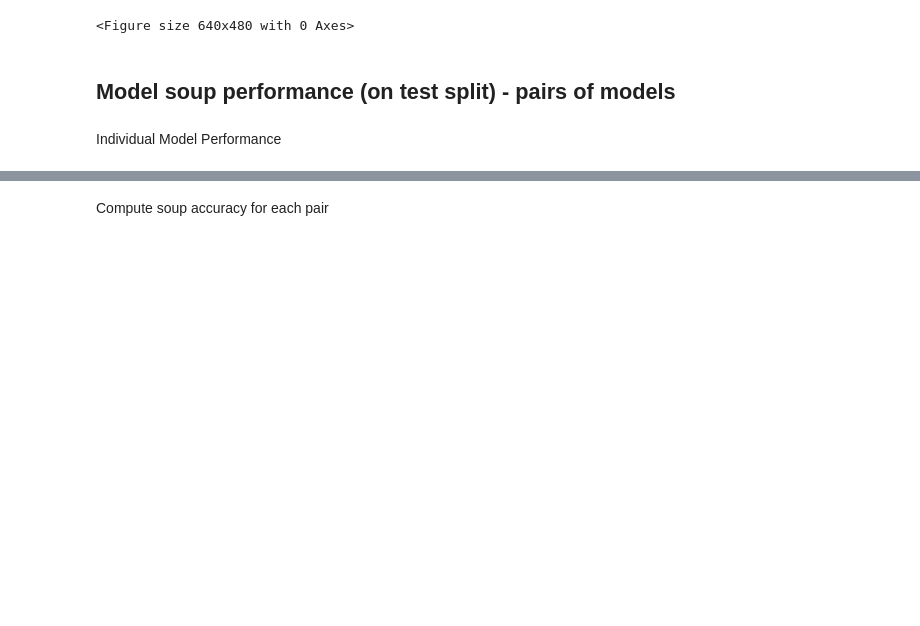
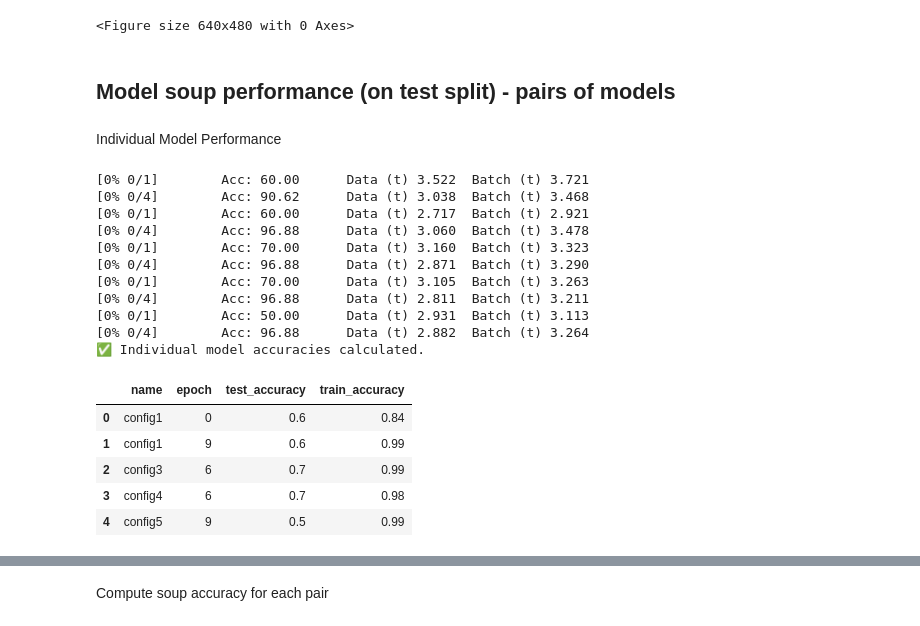
Before and after one commit to nbzy1995/research-model-merge, a Jupyter notebook: playground/merge_soup-clip-tinyImageNet/analyze-soup_distance.ipynb, the cells around one changed output, grey strips where cells are left out. Drawn from its saved outputs; the diff is of its cells as text; code cells hidden in the pictures; blank space fills up the shorter version.

Commit message:
update clip analyze

```diff
--- a/playground/merge_soup-clip-tinyImageNet/analyze-soup_distance.ipynb
+++ b/playground/merge_soup-clip-tinyImageNet/analyze-soup_distance.ipynb
@@ -2,16 +2,3 @@
 This notebook perform some analysis on several CLIP models fine-tuned on TinyImageNet.
 # %% [markdown]
 ## Setup Environment
-# %%
-LOCAL = True
-
-# if run locally:
-if LOCAL:
-    ROOT_DIR = "/Users/Yang/Desktop/research-model-merge/playground/merge_soup-clip-tinyImageNet"
-    DATA_DIR = f"{ROOT_DIR}/dataset"
-    CODE_DIR = f"{ROOT_DIR}/src"
-# on Colab
-else:
-    ROOT_DIR = "/content"
-    DATA_DIR = "/content"
-    CODE_DIR = "./clip_TinyImageNet"
@@ -30,0 +5,14 @@ If use Colab, you need to save output results to google drive.
+# %%
+LOCAL = True
+
+if LOCAL:
+    ROOT_DIR = "/Users/Yang/Desktop/research-model-merge/playground/merge_soup-clip-tinyImageNet"
+    DATA_DIR = "/Users/Yang/Desktop/research-model-merge/datasets"
+    PROJECT_ROOT = "/Users/Yang/Desktop/research-model-merge"
+    DRIVE_DIR = ROOT_DIR  # Save results locally in the same directory
+else:
+    # on Colab
+    ROOT_DIR = "/content/research-model-merge/playground/merge_soup-clip-tinyImageNet"
+    DATA_DIR = "/content/research-model-merge/datasets"
+    PROJECT_ROOT = "/content/research-model-merge"
+    DRIVE_DIR = "/content/drive/MyDrive/research-model_merge-shared/merge_soup-clip-tinyImageNet"
@@ -301,26 +327,46 @@ Individual Model Performance
 # %%
 # Evaluate each individual model at each epoch on both train and test splits.
 individual_accuracies = []
 for model_info in tqdm(Model_ids, desc="Evaluating Individual Models"):
     sd = load_model_sd(**model_info)
+    if sd is None:
+        continue
     model = get_model_from_sd(sd, Base_model)
 
     # Evaluate on test split
     test_acc = eval_model_on_dataset(model, Test_loader)
 
     # Evaluate on train split
     train_acc = eval_model_on_dataset(model, Train_loader)
 
     individual_accuracies.append({
         'name': model_info['name'],
         'epoch': model_info['epoch'],
         'test_accuracy': test_acc,
         'train_accuracy': train_acc
     })
 
 df_individual_acc = pd.DataFrame(individual_accuracies)
 print("✅ Individual model accuracies calculated.")
 df_individual_acc.head()
+# %% [output]
+[0% 0/1]        Acc: 60.00      Data (t) 3.522  Batch (t) 3.721
+[0% 0/4]        Acc: 90.62      Data (t) 3.038  Batch (t) 3.468
+[0% 0/1]        Acc: 60.00      Data (t) 2.717  Batch (t) 2.921
+[0% 0/4]        Acc: 96.88      Data (t) 3.060  Batch (t) 3.478
+[0% 0/1]        Acc: 70.00      Data (t) 3.160  Batch (t) 3.323
+[0% 0/4]        Acc: 96.88      Data (t) 2.871  Batch (t) 3.290
+[0% 0/1]        Acc: 70.00      Data (t) 3.105  Batch (t) 3.263
+[0% 0/4]        Acc: 96.88      Data (t) 2.811  Batch (t) 3.211
+[0% 0/1]        Acc: 50.00      Data (t) 2.931  Batch (t) 3.113
+[0% 0/4]        Acc: 96.88      Data (t) 2.882  Batch (t) 3.264
+✅ Individual model accuracies calculated.
+|  | name | epoch | test_accuracy | train_accuracy |
+| 0 | config1 | 0 | 0.6 | 0.84 |
+| 1 | config1 | 9 | 0.6 | 0.99 |
+| 2 | config3 | 6 | 0.7 | 0.99 |
+| 3 | config4 | 6 | 0.7 | 0.98 |
+| 4 | config5 | 9 | 0.5 | 0.99 |
 # %%
 # Merge individual accuracies into the main DataFrame
 df_results = df_results.merge(
```
Also changed, not shown: parts of 43 cells of this notebook, 4 other files.
